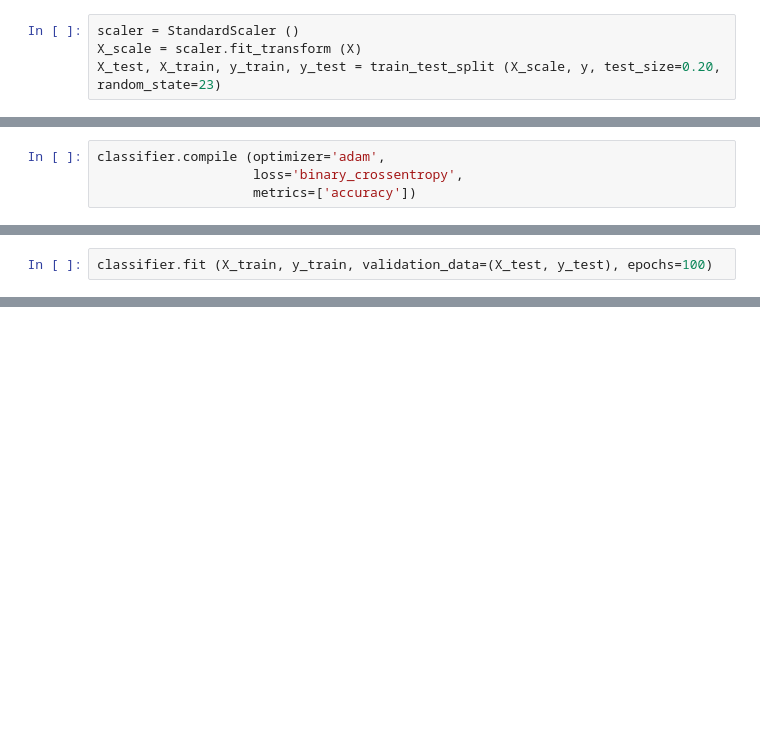
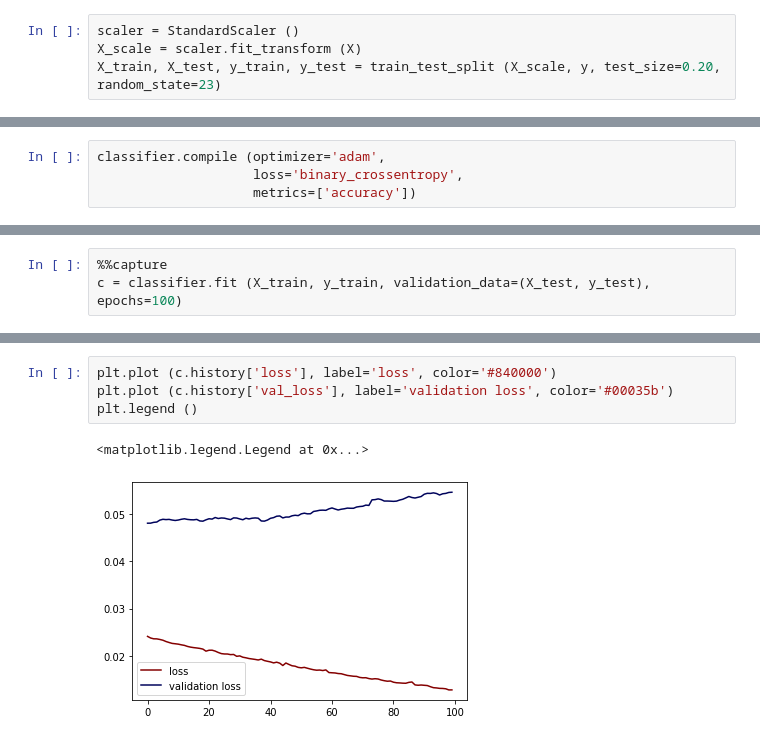
Before and after one commit to LeonVillanueva/CoLab, a Jupyter notebook: Google_CoLab_Trial.ipynb, the cells around one changed output, grey strips where cells are left out. Drawn from its saved outputs; the diff is of its cells as text; blank space fills up the shorter version.

```diff
--- a/Google_CoLab_Trial.ipynb
+++ b/Google_CoLab_Trial.ipynb
@@ -41,6 +48,6 @@ y = data.target
 # %%
 scaler = StandardScaler ()
 X_scale = scaler.fit_transform (X)
-X_test, X_train, y_train, y_test = train_test_split (X_scale, y, test_size=0.20, random_state=23)
+X_train, X_test, y_train, y_test = train_test_split (X_scale, y, test_size=0.20, random_state=23)
 # %%
 data.target_names
@@ -59,2 +68,3 @@ classifier.compile (optimizer='adam',
 # %%
-classifier.fit (X_train, y_train, validation_data=(X_test, y_test), epochs=100)
+%%capture
+c = classifier.fit (X_train, y_train, validation_data=(X_test, y_test), epochs=100)
@@ -84,0 +79,7 @@ print ('Test Set Evaluation : ' + str(classifier.evaluate (X_test, y_test)))
+# %%
+plt.plot (c.history['loss'], label='loss', color='#840000')
+plt.plot (c.history['val_loss'], label='validation loss', color='#00035b')
+plt.legend ()
+# %% [output]
+<matplotlib.legend.Legend at 0x...>
+[figure, added]
```
Also changed, not shown: parts of 9 cells of this notebook.
